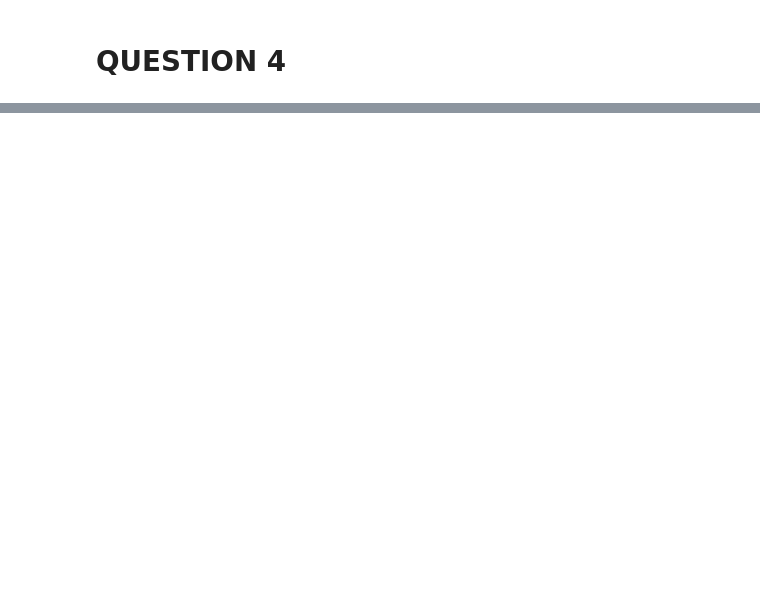
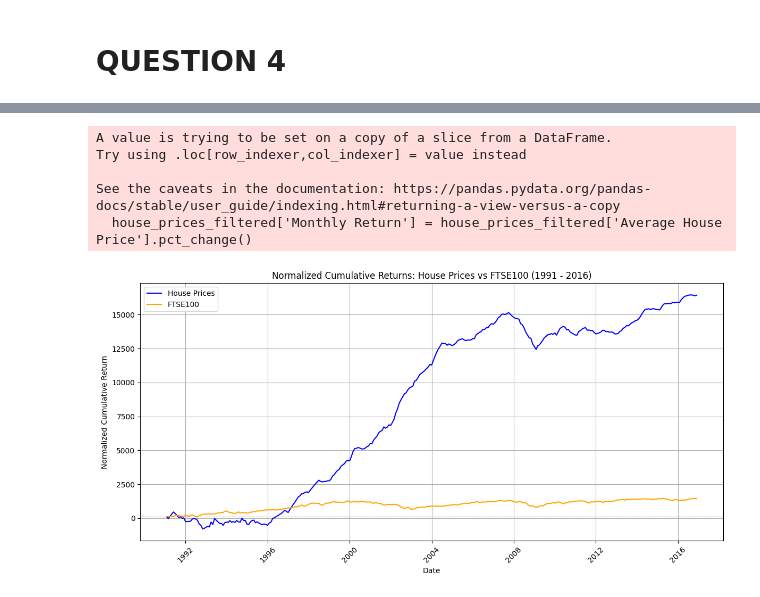
Before and after one commit to Luciefifi/DIAML_3, a Jupyter notebook: lniyomut_DIAML_Assignment3.ipynb, the cells around one changed output, grey strips where cells are left out. Cells and saved outputs as stored; diff of their text form; code cells hidden in the pictures; blank space fills up the shorter version.

```diff
--- a/lniyomut_DIAML_Assignment3.ipynb
+++ b/lniyomut_DIAML_Assignment3.ipynb
@@ -193,0 +343,80 @@ Annualized Return: 5.35%
+# %%
+import pandas as pd
+import matplotlib.pyplot as plt
+
+house_prices = pd.read_excel('Monthly Average House Price.xls')
+# house_prices['Unnamed: 0'] = pd.to_datetime(house_prices['Unnamed: 0'])
+# house_prices.set_index('Unnamed: 0', inplace=True)
+
+#  filter average house price
+house_prices = house_prices[['Unnamed: 0', 'Average House Price']]
+house_prices_filtered = house_prices[(house_prices['Unnamed: 0'] >= '1991-01-01') & (house_prices['Unnamed: 0'] <= '2016-12-31')]
+
+# average house price return
+house_prices_filtered['Monthly Return'] = house_prices_filtered['Average House Price'].pct_change()
+house_prices_filtered = house_prices_filtered.dropna()
+
+
+# house prices cumulative sum of returns
+house_prices_filtered['Cumulative Return'] = house_prices_filtered['Monthly Return'].cumsum()
+
+
+# Normalize cumulative returns to start from 100
+house_prices_filtered['Normalized Cumulative Return'] = (house_prices_filtered['Cumulative Return'] / house_prices_filtered['Cumulative Return'].iloc[0]) * 100
+
+# Load FTSE100 data from CSV
+ftse100 = pd.read_csv('FTSE100.csv')
+ftse100['Date'] = pd.to_datetime(ftse100['Date'])
+
+# filter adjusted close
+filtered_ftse100 = ftse100[['Date', 'Adj Close']]
+filtered_ftse100 = filtered_ftse100[(filtered_ftse100['Date'] >= '1991-01-01') & (filtered_ftse100['Date'] <= '2016-12-31')]
+
+# filtered_ftse100 = filtered_ftse100.set_index('Date', inplace=True)
+filtered_ftse100 = filtered_ftse100.sort_values(by='Date')
+
+# Calculate monthly returns for FTSE100
+filtered_ftse100['Monthly Return'] = filtered_ftse100['Adj Close'].pct_change()
+
+filtered_ftse100 = filtered_ftse100.dropna()
+
+# ftse100 cumulative sum of returns
+filtered_ftse100['Cumulative Return'] = filtered_ftse100['Monthly Return'].cumsum()
+
+
+# Normalize cumulative returns to start from 100
+filtered_ftse100['Normalized Cumulative Return'] = (filtered_ftse100['Cumulative Return'] / filtered_ftse100['Cumulative Return'].iloc[0]) * 100
+
+
+
+
+# Plotting the results
+plt.figure(figsize=(12, 6))
+plt.plot(house_prices_filtered['Unnamed: 0'], house_prices_filtered['Normalized Cumulative Return'], label='House Prices', color='blue')
+plt.plot(filtered_ftse100['Date'], filtered_ftse100['Normalized Cumulative Return'], label='FTSE100', color='orange')
+
+# Adding titles and labels
+plt.title('Normalized Cumulative Returns: House Prices vs FTSE100 (1991 - 2016)')
+plt.xlabel('Date')
+plt.ylabel('Normalized Cumulative Return')
+plt.axhline(100, color='grey', linestyle='--', linewidth=0.8)  # Horizontal line at 100
+plt.legend()
+plt.grid()
+plt.xticks(rotation=45)
+plt.tight_layout()  # Adjust layout
+plt.show()
+
+
+# Calculate average annualized return for FTSE100
+
+years = (len(filtered_ftse100)/12)
+average_annualized_return = (filtered_ftse100['Adj Close'].iloc[-1] / filtered_ftse100['Adj Close'].iloc[0]) ** (1/years) - 1
+# Display the average annualized return
+print(average_annualized_return*100)
+# %% [output]
+A value is trying to be set on a copy of a slice from a DataFrame.
+Try using .loc[row_indexer,col_indexer] = value instead
+
+See the caveats in the documentation: https://pandas.pydata.org/pandas-docs/stable/user_guide/indexing.html#returning-a-view-versus-a-copy
+  house_prices_filtered['Monthly Return'] = house_prices_filtered['Average House Price'].pct_change()
+[figure, added]
```
Also changed, not shown: parts of 8 cells of this notebook, 5 other files.
